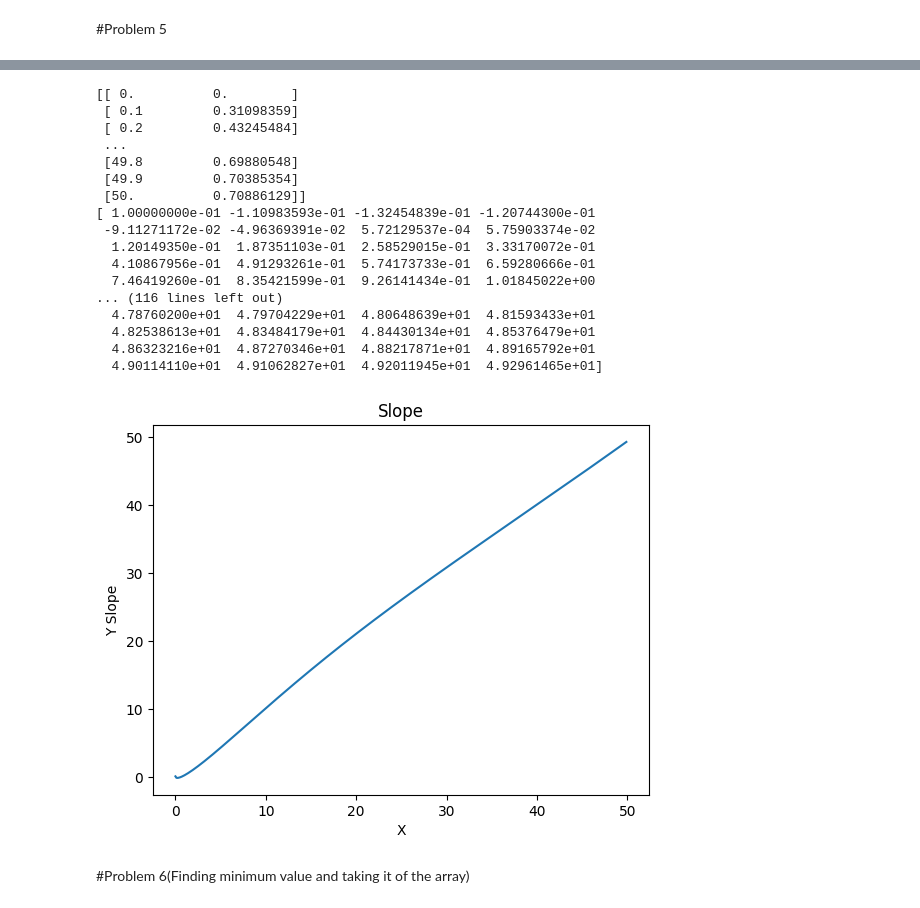
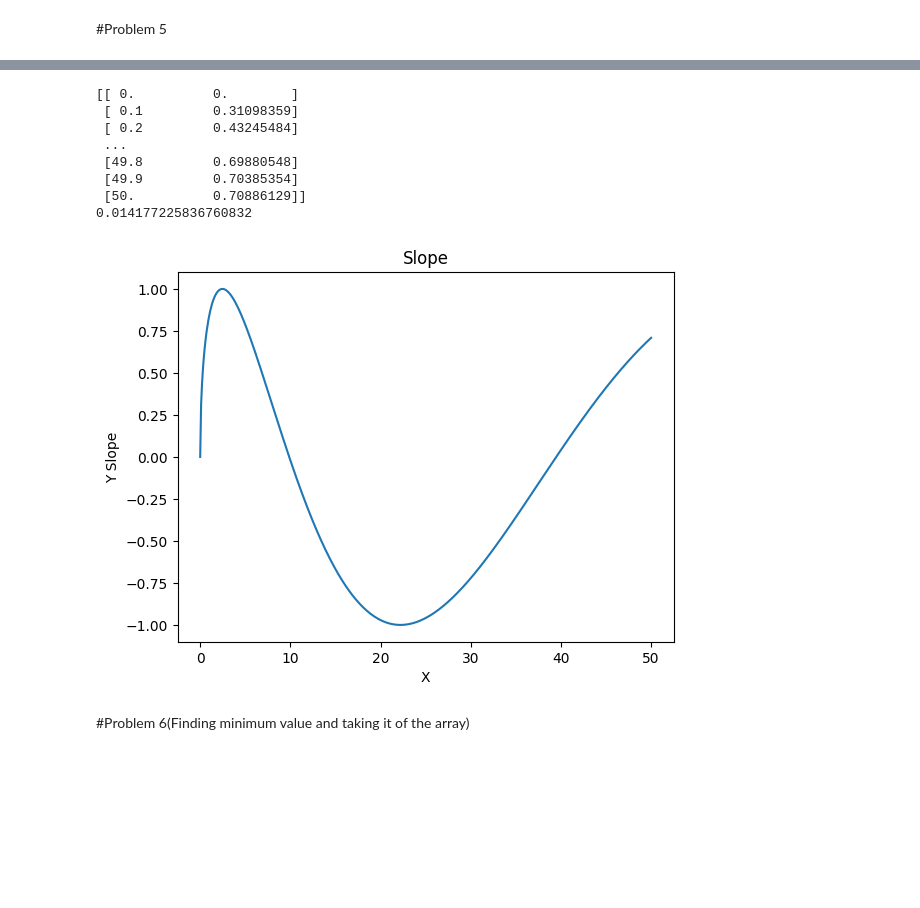
Before and after one commit to snitraM4500/AI_Course_Comprehensive_exercises, a Jupyter notebook: two_dimension_and_gradient/two_dimension_and_gradient.ipynb, the cells around one changed output, grey strips where cells are left out. Cells and saved outputs as stored; diff of their text form; code cells hidden in the pictures; blank space fills up the shorter version.

```diff
--- a/two_dimension_and_gradient/two_dimension_and_gradient.ipynb
+++ b/two_dimension_and_gradient/two_dimension_and_gradient.ipynb
@@ -44,0 +36,7 @@ arraySlope=np.array(arraySlope)
+# %%
+first=0
+second=len(x)-1
+x_side=newArray[second][0]-newArray[first][0]
+y_side=newArray[second][1]-newArray[first][1]
+gradient_slope=y_side/x_side
+print(gradient_slope)
@@ -89,17 +89,17 @@ def compute_gradient(function, x_range=(-50, 50.1, 0.1)):
   colab=np.reshape(colab,len(x)*2, order='F')
   newArray=colab.reshape((len(x),2))
 
-  gradient=[]
-  for i in range(len(newArray)):
-    if(i<len(newArray)-1):
-      gradient.append(newArray[i+1][0]-newArray[i][1])
-  gradient=np.array(gradient)
+  first=0
+  second=len(x)-1
+  x_side=newArray[second][0]-newArray[first][0]
+  y_side=newArray[second][1]-newArray[first][1]
+  gradient_slope=y_side/x_side
 
-  return newArray,gradient
+  return newArray,gradient_slope
 
 
-def plotShow(x, gradient):
-  plt.plot(x[:len(x)-1], gradient)
+def plotShow(x, y):
+  plt.plot(x, y)
   plt.title("Slope")
   plt.xlabel("X")
   plt.ylabel("Y Slope")
@@ -179,26 +152,17 @@ plotShow(news[0:,0],grad)
 # %%
 news,grad=compute_gradient(4)
 print(news)
 print(grad)
-plotShow(news[0:,0],grad)
+plotShow(news[0:,0],news[0:,1])
 # %% [output]
 [[ 0.          0.        ]
  [ 0.1         0.31098359]
  [ 0.2         0.43245484]
  ...
  [49.8         0.69880548]
  [49.9         0.70385354]
  [50.          0.70886129]]
-[ 1.00000000e-01 -1.10983593e-01 -1.32454839e-01 -1.20744300e-01
- -9.11271172e-02 -4.96369391e-02  5.72129537e-04  5.75903374e-02
-  1.20149350e-01  1.87351103e-01  2.58529015e-01  3.33170072e-01
-  4.10867956e-01  4.91293261e-01  5.74173733e-01  6.59280666e-01
-  7.46419260e-01  8.35421599e-01  9.26141434e-01  1.01845022e+00
-... (116 lines left out)
-  4.78760200e+01  4.79704229e+01  4.80648639e+01  4.81593433e+01
-  4.82538613e+01  4.83484179e+01  4.84430134e+01  4.85376479e+01
-  4.86323216e+01  4.87270346e+01  4.88217871e+01  4.89165792e+01
-  4.90114110e+01  4.91062827e+01  4.92011945e+01  4.92961465e+01]
+0.014177225836760832
-[figure, old version]
+[figure, new version]
 # %% [markdown]
 #Problem 6(Finding minimum value and taking it of the array)
```
Also changed, not shown: parts of 8 cells of this notebook.
